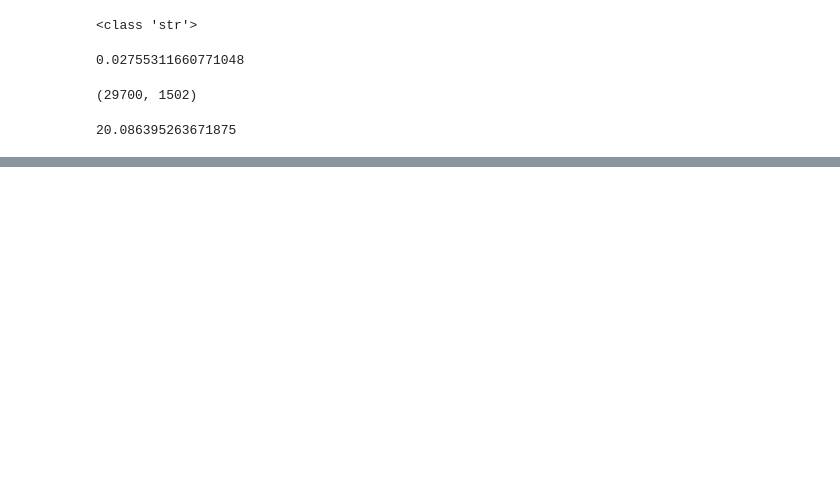
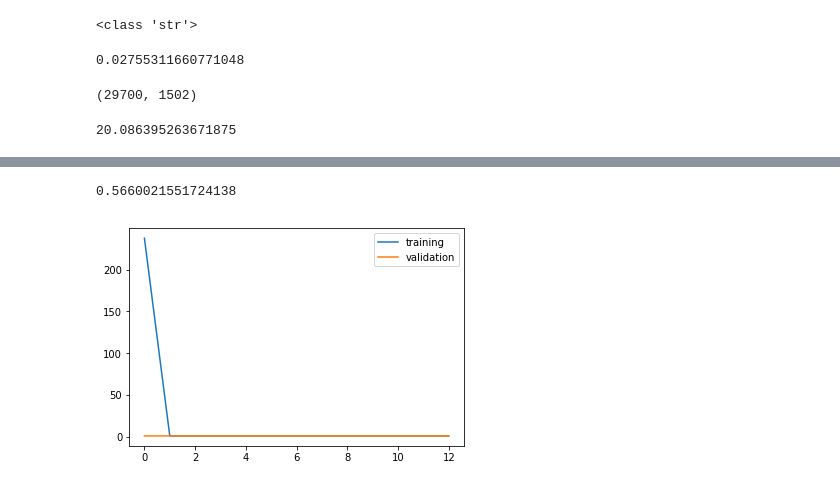
Before and after one commit to GabrieleSalvo/DeepLearningProject, a Jupyter notebook: notebook2.ipynb, the cells around one changed output, grey strips where cells are left out. Cells and saved outputs as stored; diff of their text form; code cells hidden in the pictures; blank space fills up the shorter version.

```diff
--- a/notebook2.ipynb
+++ b/notebook2.ipynb
@@ -460,3 +487,8 @@ net.get_params()
+# %%
+from sklearn.metrics import accuracy_score
+accuracy_score(data_loader.y_test[:-2], predictions)
+# %% [output]
+0.5660021551724138
 # %%
 # m = data_loader.indicesMatrix()
 import sklearn
@@ -471,13 +503,15 @@ def plot_losses(tr_loss, val_loss):
 # %%
 #todo plot losses
 #todo plot accuracy
 #todo confusion matrix
 history = net.history
 train_losses = history[:, 'train_loss']
 valid_losses = history[:, 'valid_loss']
 
-accuracy = history[:, 'accuracy']
+# accuracy = history[:, 'accuracy']
 plot_losses(train_losses, valid_losses)
+# %% [output]
+[figure, added]
 # %%
 y
 # %%
```
Also changed, not shown: parts of 4 cells of this notebook.
